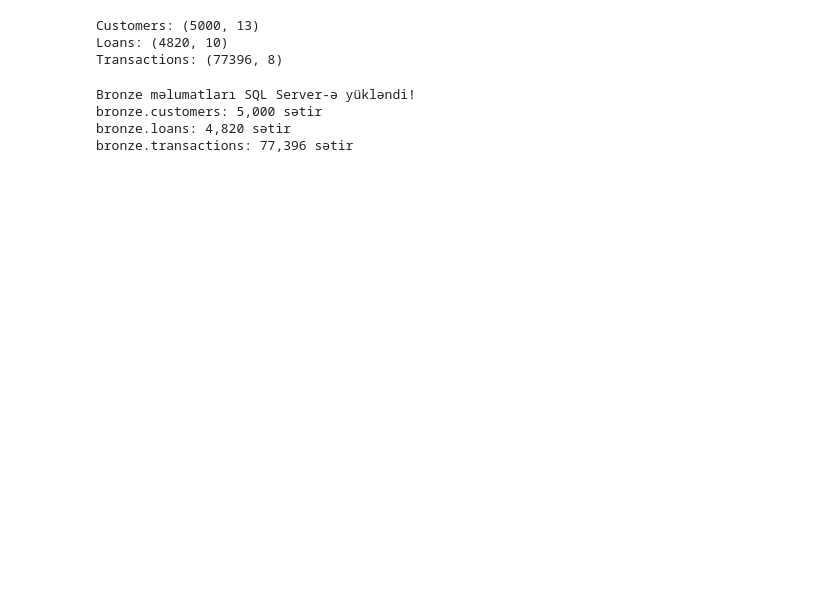
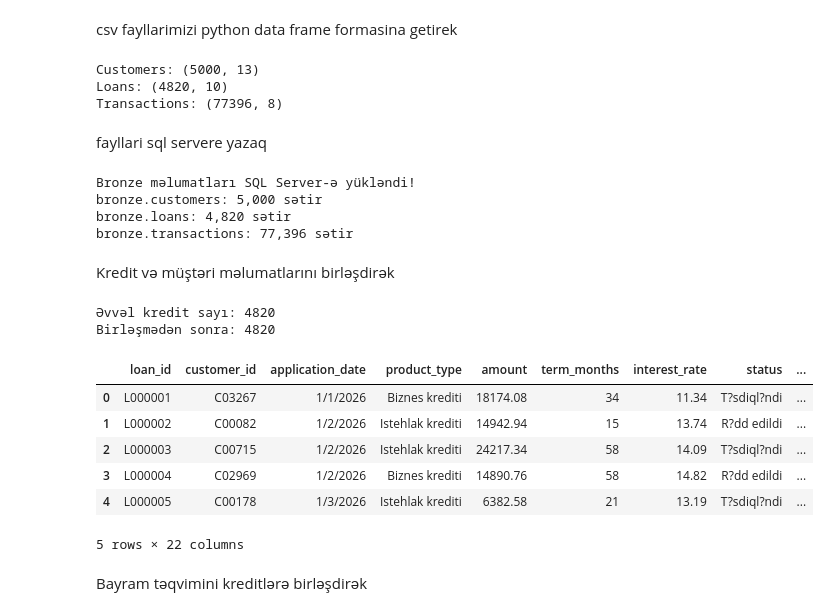
Before and after one commit to mashadiyevasabina/Bank_Analysis, a Jupyter notebook: notebooks/01_bronze_load.ipynb, the cells around one changed output. Cells and saved outputs as stored; diff of their text form; code cells hidden in the pictures; blank space fills up the shorter version.

```diff
--- a/notebooks/01_bronze_load.ipynb
+++ b/notebooks/01_bronze_load.ipynb
@@ -1,3 +23,5 @@
+# %% [markdown]
+csv fayllarimizi python data frame formasina getirek
 # %%
 import sys
 from pathlib import Path
@@ -29,6 +53,8 @@ print("Transactions:", transactions.shape)
 Customers: (5000, 13)
 Loans: (4820, 10)
 Transactions: (77396, 8)
+# %% [markdown]
+fayllari sql servere yazaq
 # %%
 from sqlalchemy import text
 
@@ -78,3 +104,38 @@ Bronze məlumatları SQL Server-ə yükləndi!
 bronze.customers: 5,000 sətir
 bronze.loans: 4,820 sətir
 bronze.transactions: 77,396 sətir
+# %% [markdown]
+Kredit və müştəri məlumatlarını birləşdirək
+# %%
+with engine.connect() as conn:
+    customers_df = pd.read_sql(
+        text("SELECT * FROM bronze.customers"), conn
+    )
+
+    loans_df = pd.read_sql(
+        text("SELECT * FROM bronze.loans"), conn
+    )
+
+bronze_loans_merged = loans_df.merge(
+    customers_df,
+    on="customer_id",
+    how="left",
+    validate="many_to_one"
+)
+
+print("Əvvəl kredit sayı:", len(loans_df))
+print("Birləşmədən sonra:", len(bronze_loans_merged))
+
+display(bronze_loans_merged.head())
+# %% [output]
+Əvvəl kredit sayı: 4820
+Birləşmədən sonra: 4820
+|  | loan_id | customer_id | application_date | product_type | amount | term_months | interest_rate | status | ... |
+| 0 | L000001 | C03267 | 1/1/2026 | Biznes krediti | 18174.08 | 34 | 11.34 | T?sdiql?ndi | ... |
+| 1 | L000002 | C00082 | 1/2/2026 | Istehlak krediti | 14942.94 | 15 | 13.74 | R?dd edildi | ... |
+| 2 | L000003 | C00715 | 1/2/2026 | Istehlak krediti | 24217.34 | 58 | 14.09 | T?sdiql?ndi | ... |
+| 3 | L000004 | C02969 | 1/2/2026 | Biznes krediti | 14890.76 | 58 | 14.82 | R?dd edildi | ... |
+| 4 | L000005 | C00178 | 1/3/2026 | Istehlak krediti | 6382.58 | 21 | 13.19 | T?sdiql?ndi | ... |
+5 rows × 22 columns
+# %% [markdown]
+Bayram təqvimini kreditlərə birləşdirək
```
Also changed, not shown: parts of 26 cells of this notebook, 6 other files.
